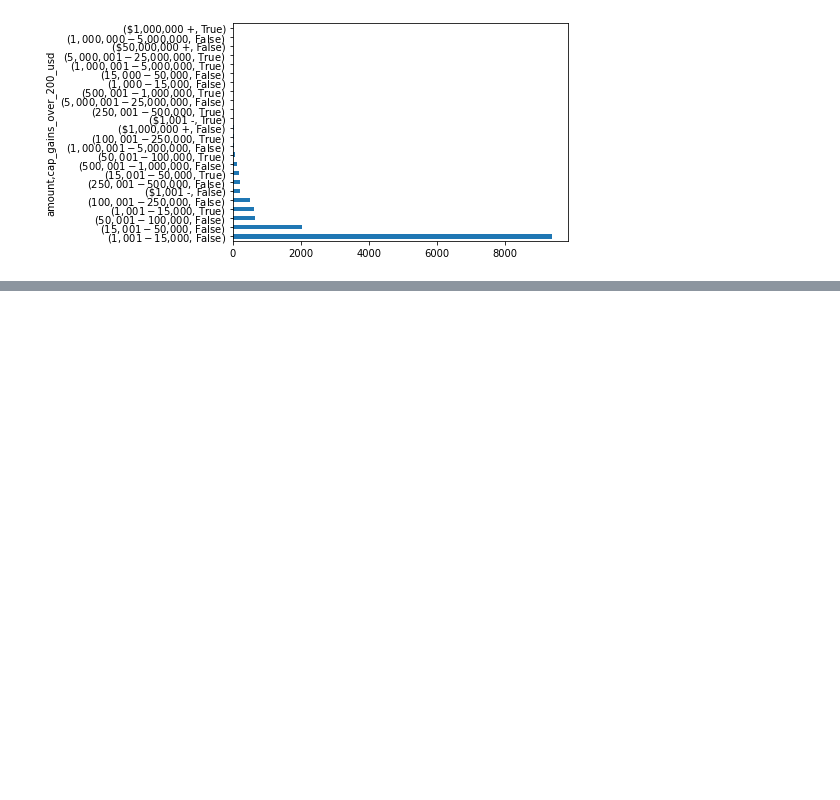
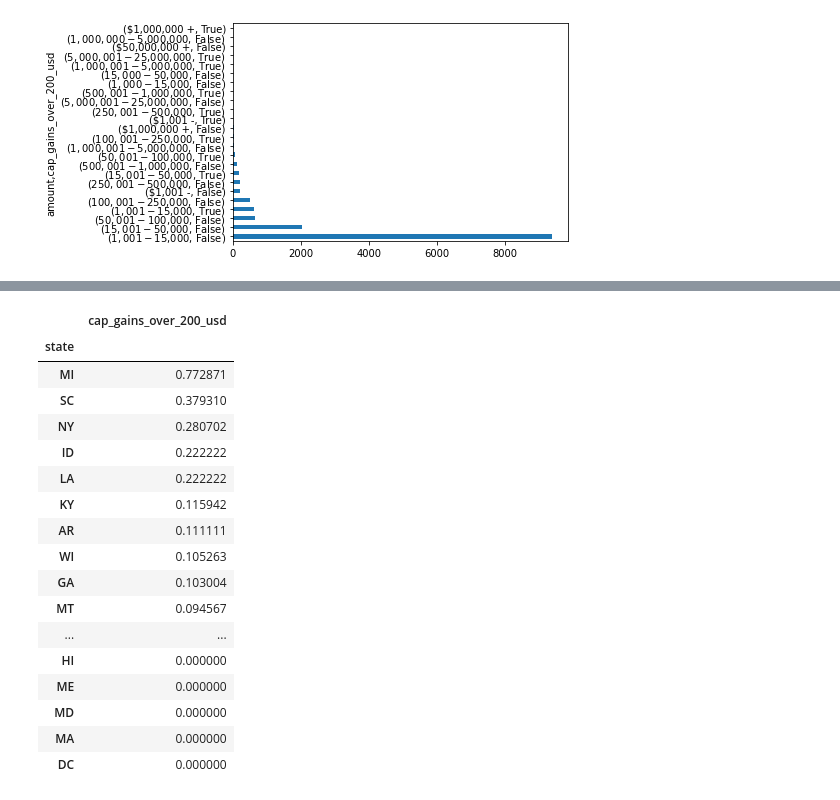
Before and after one commit to tharvipop/sussy-stock-trades, a Jupyter notebook: cleaning_and_eda.ipynb, the cells around one changed output, grey strips where cells are left out. Saved outputs shown, nothing was run; the diff lists cells and outputs as text; code cells hidden in the pictures; blank space fills up the shorter version.

```diff
--- a/cleaning_and_eda.ipynb
+++ b/cleaning_and_eda.ipynb
@@ -173,0 +194,24 @@ df[['amount', 'cap_gains_over_200_usd']].value_counts().plot(kind = 'barh');
+# %%
+(
+    df.pivot_table(index = 'state', values = 'cap_gains_over_200_usd')
+    .sort_values(by = 'cap_gains_over_200_usd', ascending=False)
+)
+# %% [output]
+|  | cap_gains_over_200_usd |
+| state |  |
+| MI | 0.772871 |
+| SC | 0.379310 |
+| NY | 0.280702 |
+| ID | 0.222222 |
+| LA | 0.222222 |
+| KY | 0.115942 |
+| AR | 0.111111 |
+| WI | 0.105263 |
+| GA | 0.103004 |
+| MT | 0.094567 |
+| ... | ... |
+| HI | 0.000000 |
+| ME | 0.000000 |
+| MD | 0.000000 |
+| MA | 0.000000 |
+| DC | 0.000000 |
```
Also changed, not shown: parts of 3 cells of this notebook.
